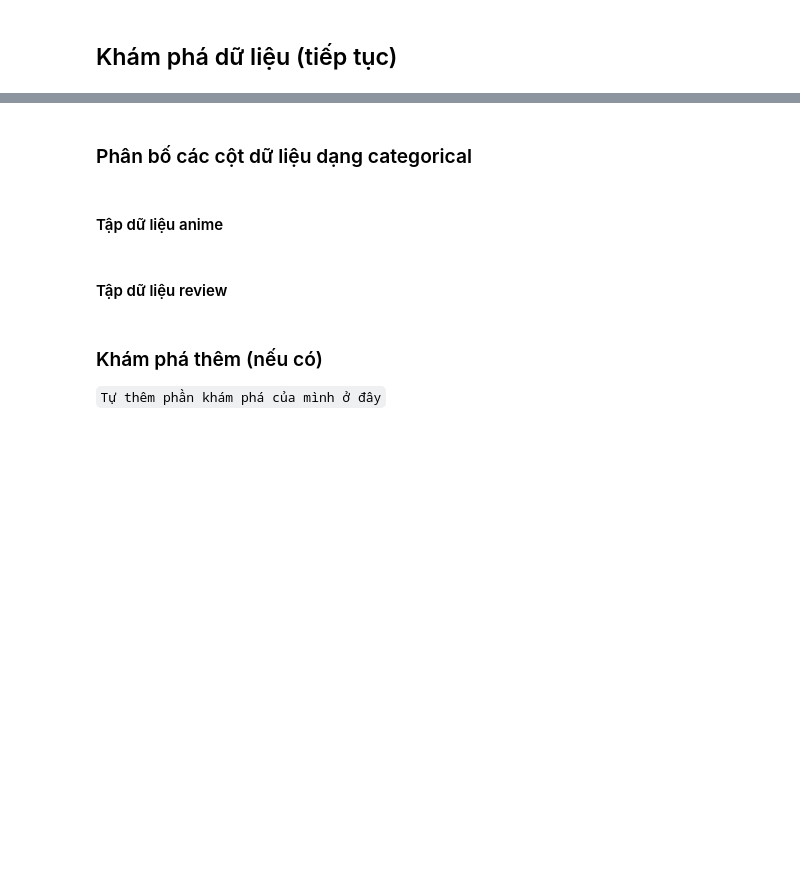
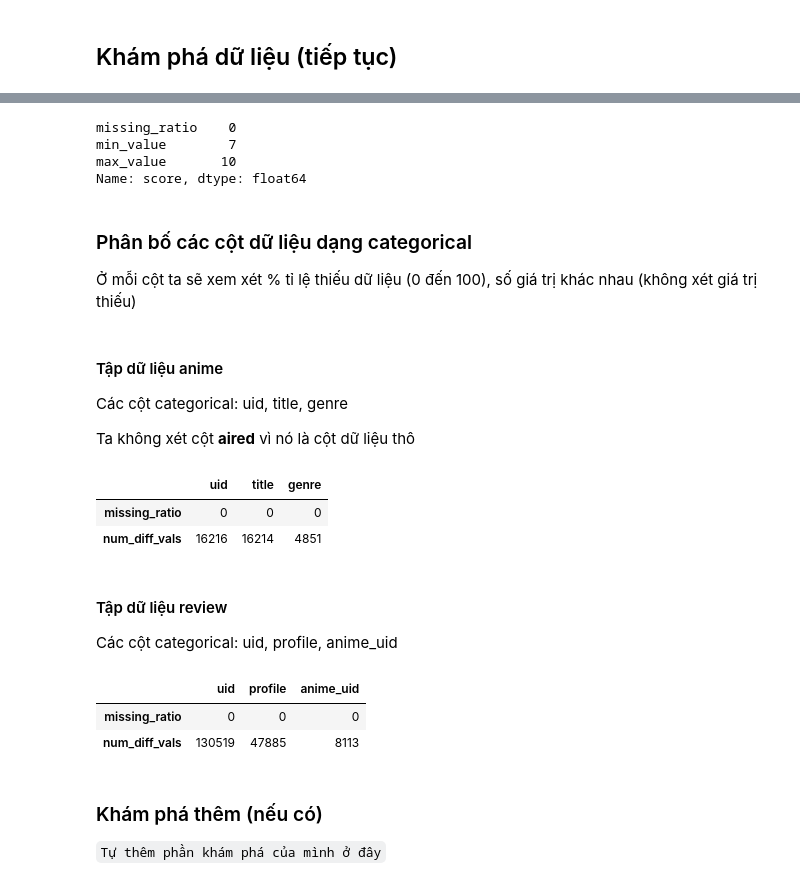
Before and after one commit to phineasla-hcmus/3.1-DS-Final, a Jupyter notebook: P4DS_FinalProject.ipynb, the cells around one changed output, grey strips where cells are left out. Drawn from its saved outputs; the diff is of its cells as text; code cells hidden in the pictures; blank space fills up the shorter version.

```diff
--- a/P4DS_FinalProject.ipynb
+++ b/P4DS_FinalProject.ipynb
@@ -450,9 +482,58 @@ anime_df
+# %%
+review_nume_col_profiles_df = review_df['score']
+
+review_nume_col_profiles_df = review_nume_col_profiles_df.agg([missing_ratio,
+                                                             min_value,
+                                                             max_value])
+
+review_nume_col_profiles_df
+# %% [output]
+missing_ratio    0
+min_value        7
+max_value       10
+Name: score, dtype: float64
 # %% [markdown]
 ### Phân bố các cột dữ liệu dạng categorical
+
+Ở mỗi cột ta sẽ xem xét % tỉ lệ thiếu dữ liệu (0 đến 100), số giá trị khác nhau (không xét giá trị thiếu)
 # %% [markdown]
 #### Tập dữ liệu anime
+
+Các cột categorical: uid, title, genre
+
+Ta không xét cột **aired** vì nó là cột dữ liệu thô
+# %%
+anime_cate_cols = ['uid', 'title', 'genre']
+anime_cate_col_profiles_df = anime_df[anime_cate_cols]
+
+def num_diff_vals(s):
+    return s.dropna().nunique()
+
+anime_cate_col_profiles_df = anime_cate_col_profiles_df.agg([missing_ratio,
+                                                     num_diff_vals])
+anime_cate_col_profiles_df
+# %% [output]
+|  | uid | title | genre |
+| missing_ratio | 0 | 0 | 0 |
+| num_diff_vals | 16216 | 16214 | 4851 |
 # %% [markdown]
 #### Tập dữ liệu review
+
+Các cột categorical: uid, profile, anime_uid
+# %%
+rating_cate_cols = ['uid', 'profile', 'anime_uid']
+rating_cate_col_profiles_df = rating_df[rating_cate_cols]
+
+def num_diff_vals(s):
+    return s.dropna().nunique()
+
+rating_cate_col_profiles_df = rating_cate_col_profiles_df.agg([missing_ratio,
+                                                             num_diff_vals])
+rating_cate_col_profiles_df
+# %% [output]
+|  | uid | profile | anime_uid |
+| missing_ratio | 0 | 0 | 0 |
+| num_diff_vals | 130519 | 47885 | 8113 |
 # %% [markdown]
 ### Khám phá thêm (nếu có)
 
```
Also changed, not shown: parts of 33 cells of this notebook.
